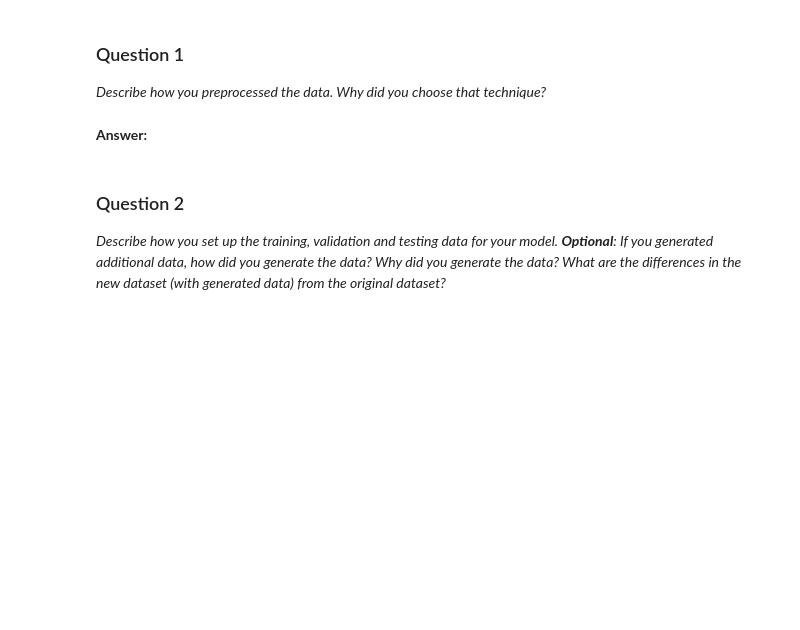
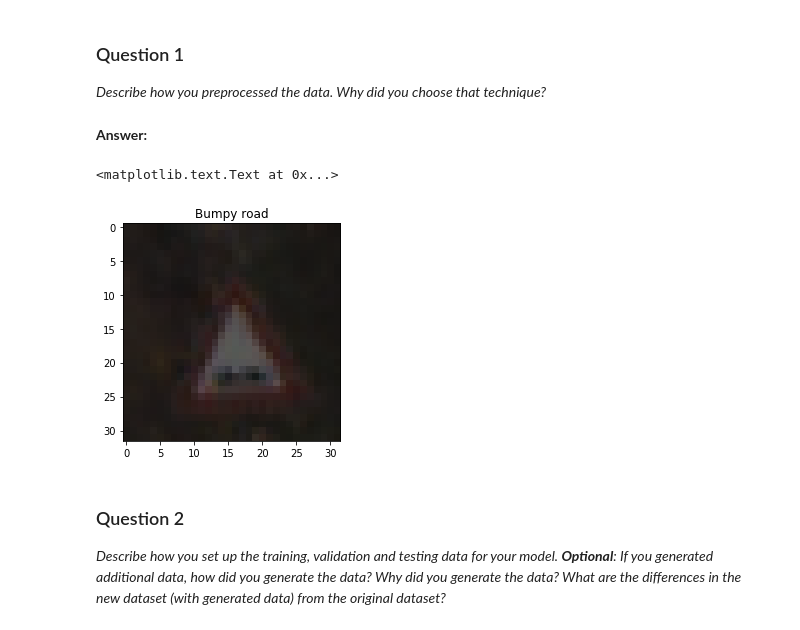
Before and after one commit to darkmatter08/CarND-Traffic-Sign-Classifier-Project, a Jupyter notebook: Traffic_Sign_Classifier.ipynb, the cells around one changed output. Saved outputs shown, nothing was run; the diff lists cells and outputs as text; code cells hidden in the pictures; blank space fills up the shorter version.

```diff
--- a/Traffic_Sign_Classifier.ipynb
+++ b/Traffic_Sign_Classifier.ipynb
@@ -191,6 +202,20 @@ _Describe how you preprocessed the data. Why did you choose that technique?_
 ### Generate data additional data (OPTIONAL!)
 ### and split the data into training/validation/testing sets here.
 ### Feel free to use as many code cells as needed.
+
+# Shuffle data
+from sklearn.utils import shuffle
+
+X_train, y_train_one_hot = shuffle(X_train, y_train_one_hot)
+# %%
+import numpy
+
+idx = 989+6
+plt.imshow(X_train[idx])
+plt.title(categories[numpy.argmax(y_train_one_hot[idx])])
+# %% [output]
+<matplotlib.text.Text at 0x...>
+[figure, added]
 # %% [markdown]
 ### Question 2
 
```
Also changed, not shown: parts of 8 cells of this notebook.
